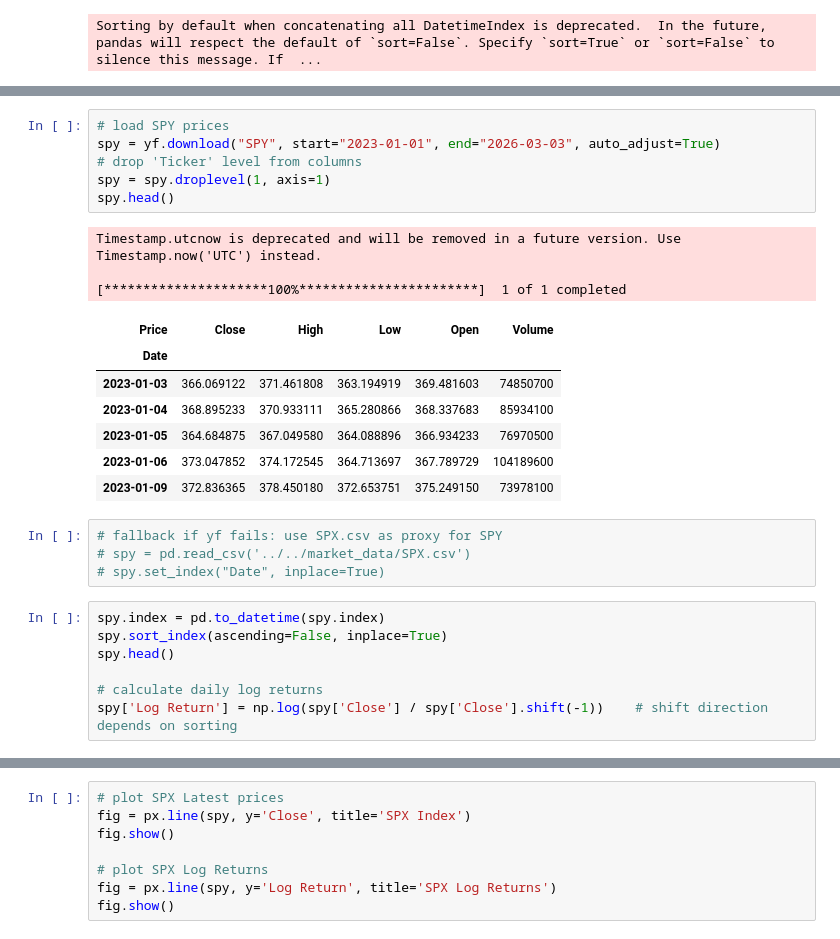
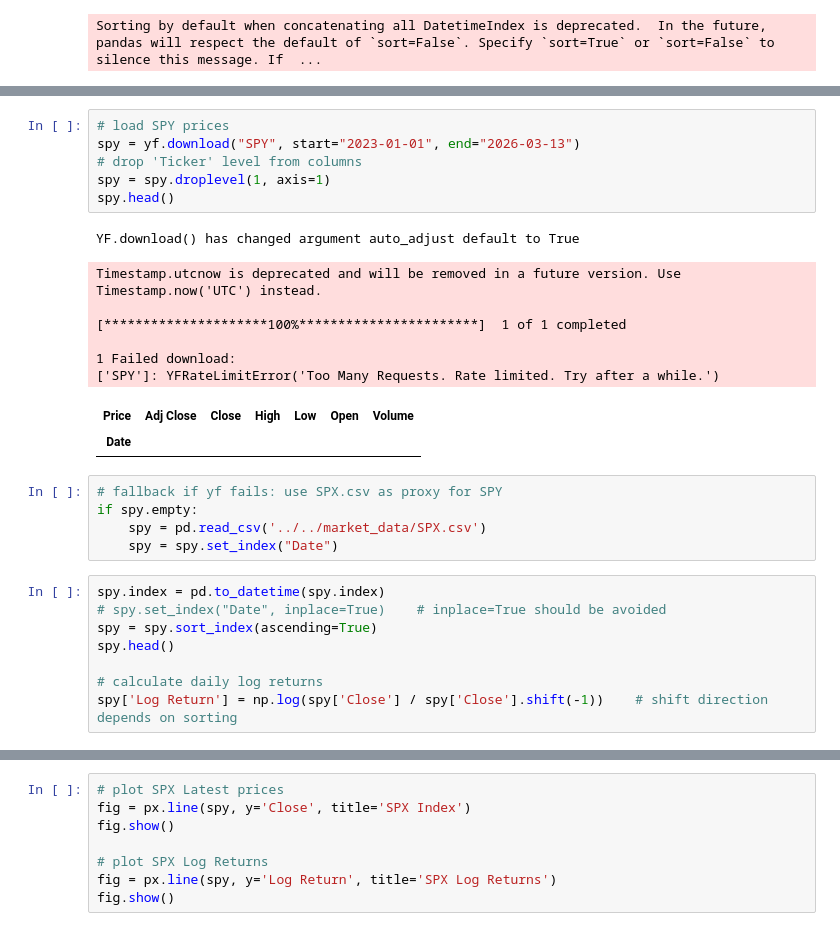
Before and after one commit to matthiasbouquet/advanced_algorithmic_trading, a Jupyter notebook: assignments/week_1/day_2.ipynb, the cells around one changed output, grey strips where cells are left out. Drawn from its saved outputs; the diff is of its cells as text.

```diff
--- a/assignments/week_1/day_2.ipynb
+++ b/assignments/week_1/day_2.ipynb
@@ -99,27 +99,28 @@ Sorting by default when concatenating all DatetimeIndex is deprecated.  In the f
 # %%
 # load SPY prices
-spy = yf.download("SPY", start="2023-01-01", end="2026-03-03", auto_adjust=True)
+spy = yf.download("SPY", start="2023-01-01", end="2026-03-13")
 # drop 'Ticker' level from columns
 spy = spy.droplevel(1, axis=1)
 spy.head()
 # %% [output]
-Timestamp.utcnow is deprecated and will be removed in a future version. Use Timestamp.now('UTC') instead.
-
-[*********************100%***********************]  1 of 1 completed
+YF.download() has changed argument auto_adjust default to True
+Timestamp.utcnow is deprecated and will be removed in a future version. Use Timestamp.now('UTC') instead.
+
+[*********************100%***********************]  1 of 1 completed
+
+1 Failed download:
+['SPY']: YFRateLimitError('Too Many Requests. Rate limited. Try after a while.')
-| Price | Close | High | Low | Open | Volume |
-| Date |  |  |  |  |  |
-| 2023-01-03 | 366.069122 | 371.461808 | 363.194919 | 369.481603 | 74850700 |
-| 2023-01-04 | 368.895233 | 370.933111 | 365.280866 | 368.337683 | 85934100 |
-| 2023-01-05 | 364.684875 | 367.049580 | 364.088896 | 366.934233 | 76970500 |
-| 2023-01-06 | 373.047852 | 374.172545 | 364.713697 | 367.789729 | 104189600 |
-| 2023-01-09 | 372.836365 | 378.450180 | 372.653751 | 375.249150 | 73978100 |
+| Price | Adj Close | Close | High | Low | Open | Volume |
+| Date |  |  |  |  |  |  |
 # %%
 # fallback if yf fails: use SPX.csv as proxy for SPY
-# spy = pd.read_csv('../../market_data/SPX.csv')
-# spy.set_index("Date", inplace=True)
+if spy.empty:
+    spy = pd.read_csv('../../market_data/SPX.csv')
+    spy = spy.set_index("Date")
 # %%
 spy.index = pd.to_datetime(spy.index)
-spy.sort_index(ascending=False, inplace=True)
+# spy.set_index("Date", inplace=True)    # inplace=True should be avoided
+spy = spy.sort_index(ascending=True)
 spy.head()
 
 # calculate daily log returns
```
Also changed, not shown: parts of 7 cells of this notebook, 2 other files.
